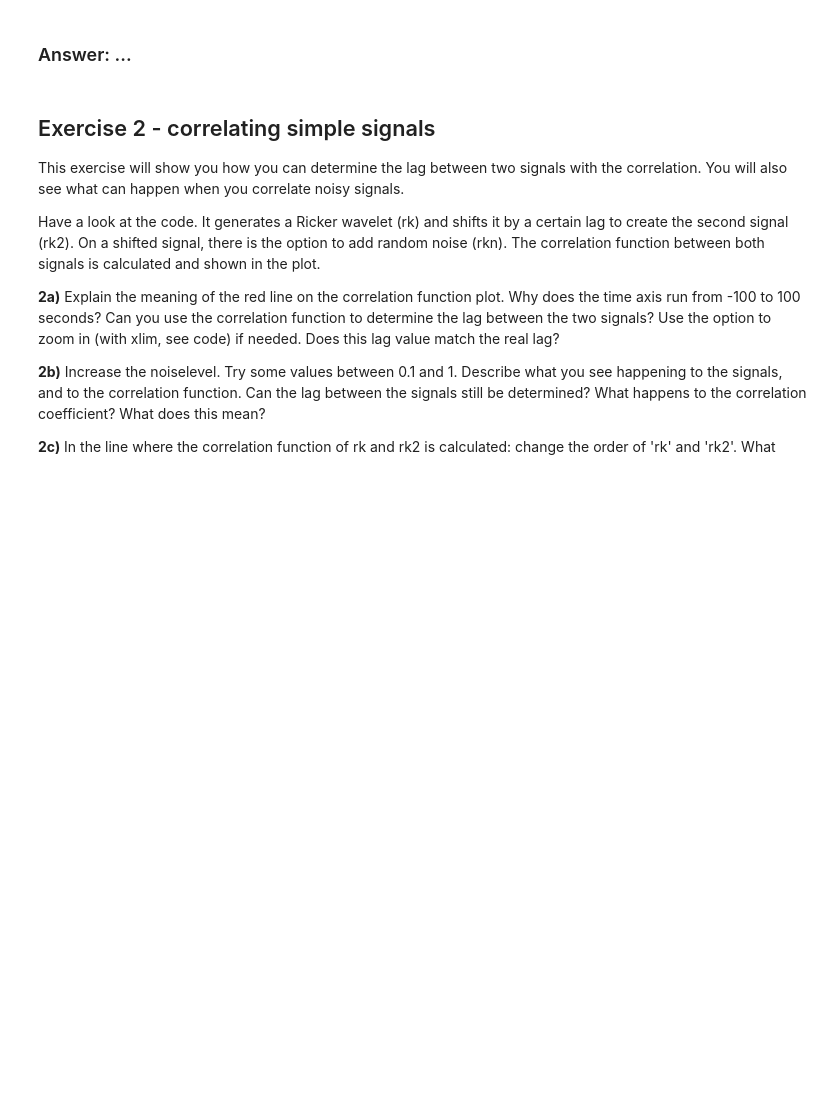
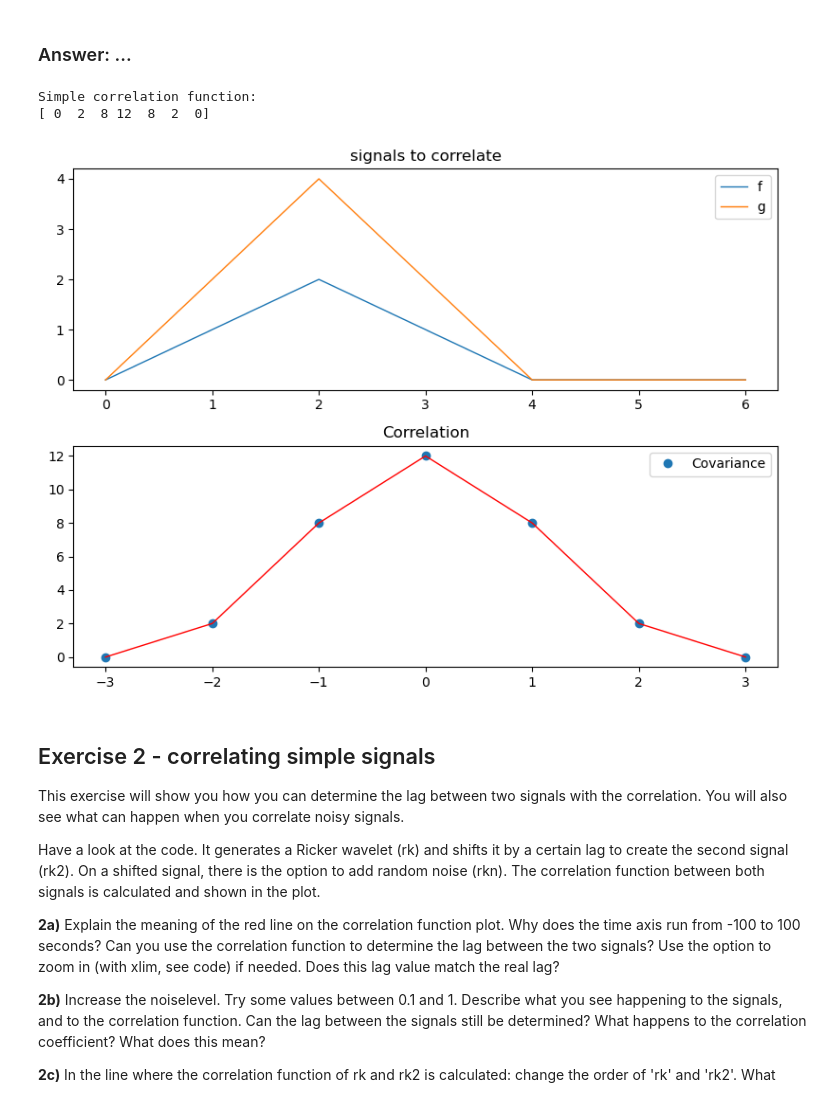
Before and after one commit to jwassermann/P10-P11, a Jupyter notebook: P10_correlations/P10 - Correlations.ipynb, the cells around one changed output. Drawn from its saved outputs; the diff is of its cells as text; code cells hidden in the pictures; blank space fills up the shorter version.

```diff
--- a/P10_correlations/P10 - Correlations.ipynb
+++ b/P10_correlations/P10 - Correlations.ipynb
@@ -65,34 +65,38 @@ plt.ioff()
 f = [0,1,2,1,0,0,0]
 g = [0,2,4,2,0,0,0]
 
 # calculate the correlation function
 xcorr1 = np.correlate(f,g,mode='same')
 # Is the cross correlation the same value that we have already calculated?
 
 print("Simple correlation function: ")
 print(xcorr1)
 dt = 1
 
 # make array with time shifts in seconds corresponding to cc function
 # note that bound and cc_t both depend on the length and mode of the
 # cross correlation function
 bound = ((len(xcorr1)-1)*dt)/2
 cc_t = np.linspace(-bound, bound, len(xcorr1))
 
 plt.subplot(2,1,1)
 plt.title('signals to correlate')
 plt.plot(f, label='f')
 plt.plot(g, label='g')
 plt.legend()
 
 # Note, that with this short example, the correlation plot only works in 'same' or 'full' mode.
 plt.subplot(2,1,2)
 plt.title('Correlation')
-plt.plot(cc_t, xcorr1, 'o', label='Correlation')
+plt.plot(cc_t, xcorr1, 'o', label='Covariance')
 plt.plot(cc_t, xcorr1,'r')
 plt.legend()
 plt.tight_layout()
 plt.show()
+# %% [output]
+Simple correlation function:
+[ 0  2  8 12  8  2  0]
+[figure, added]
 # %% [markdown]
 ## Exercise 2 - correlating simple signals
 This exercise will show you how you can determine the lag between two signals with the correlation. You will also see what can happen when you correlate noisy signals.
```
Also changed, not shown: parts of 7 cells of this notebook, 9 other files.
